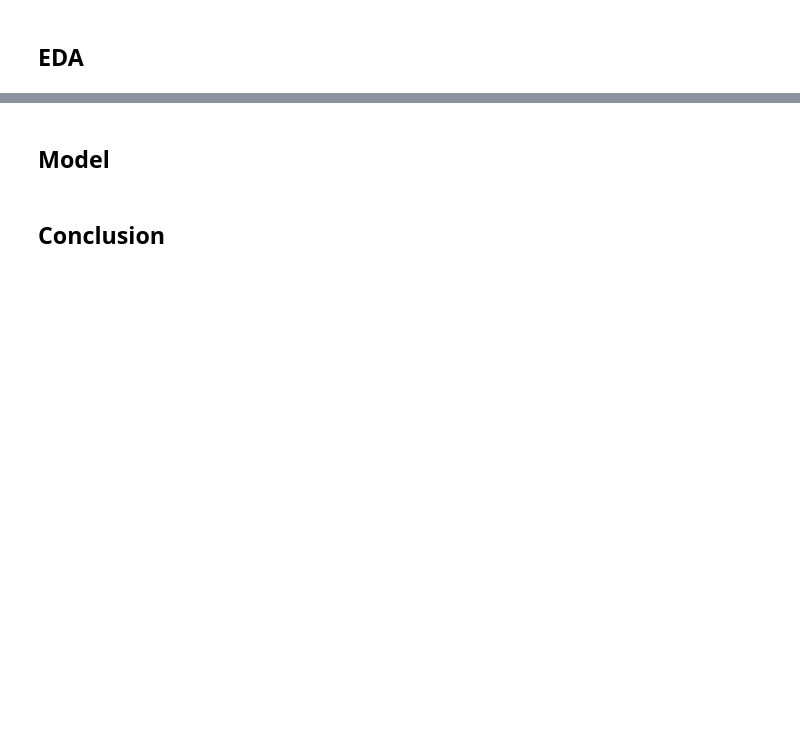
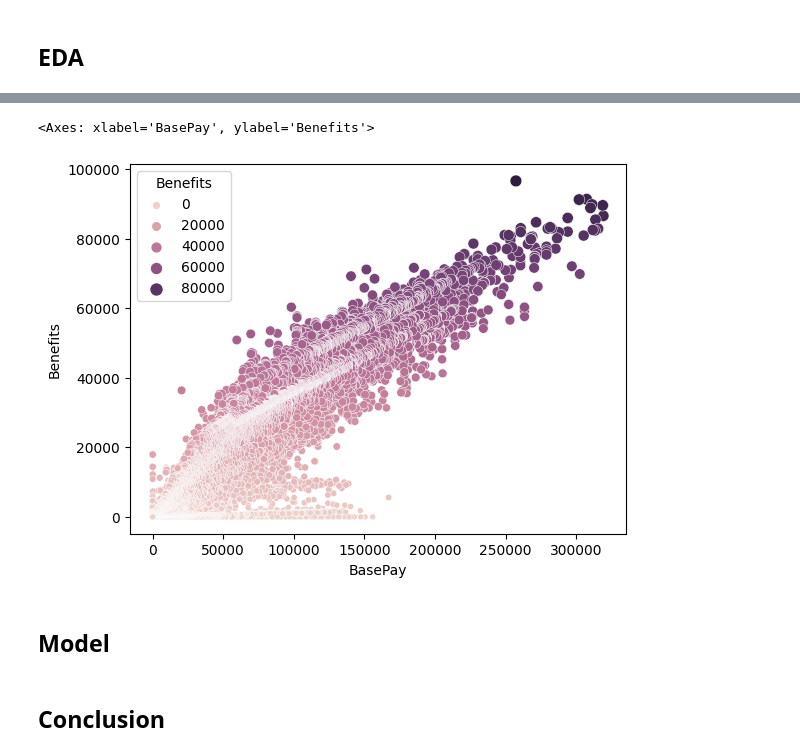
Before and after one commit to jrayaquispe/dataviz, a Jupyter notebook: dataviz.ipynb, the cells around one changed output, grey strips where cells are left out. Drawn from its saved outputs; the diff is of its cells as text; code cells hidden in the pictures; blank space fills up the shorter version.

```diff
--- a/dataviz.ipynb
+++ b/dataviz.ipynb
@@ -23,3 +35,10 @@ salaries.head()
+# %%
+import seaborn as sns
+sns.scatterplot(x="BasePay", y="Benefits",
+                hue="Benefits", size="Benefits", data=salaries)
+# %% [output]
+<Axes: xlabel='BasePay', ylabel='Benefits'>
+[figure, added]
 # %% [markdown]
 ## Model
 # %% [markdown]
```
Also changed, not shown: parts of 1 cell of this notebook.
